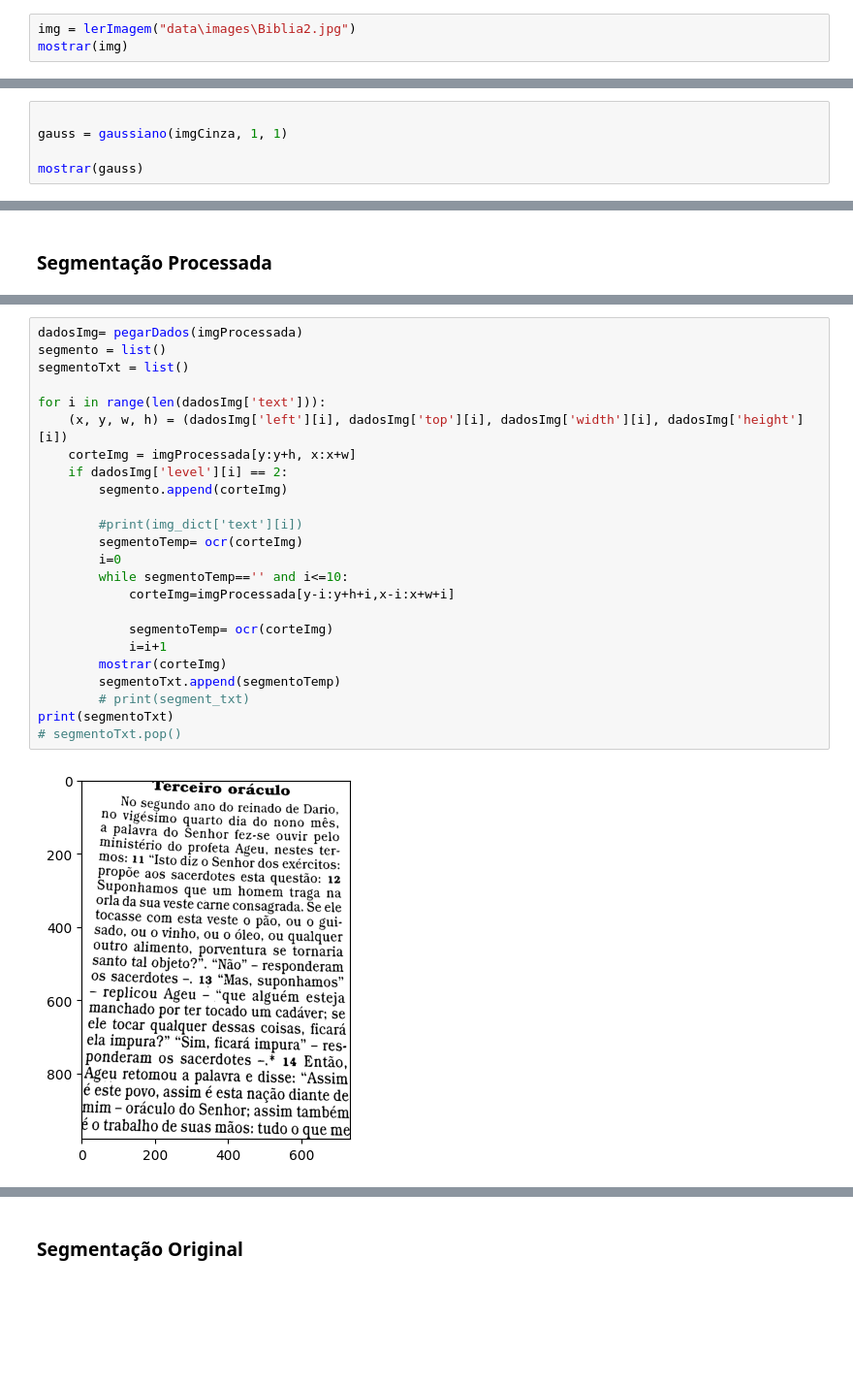
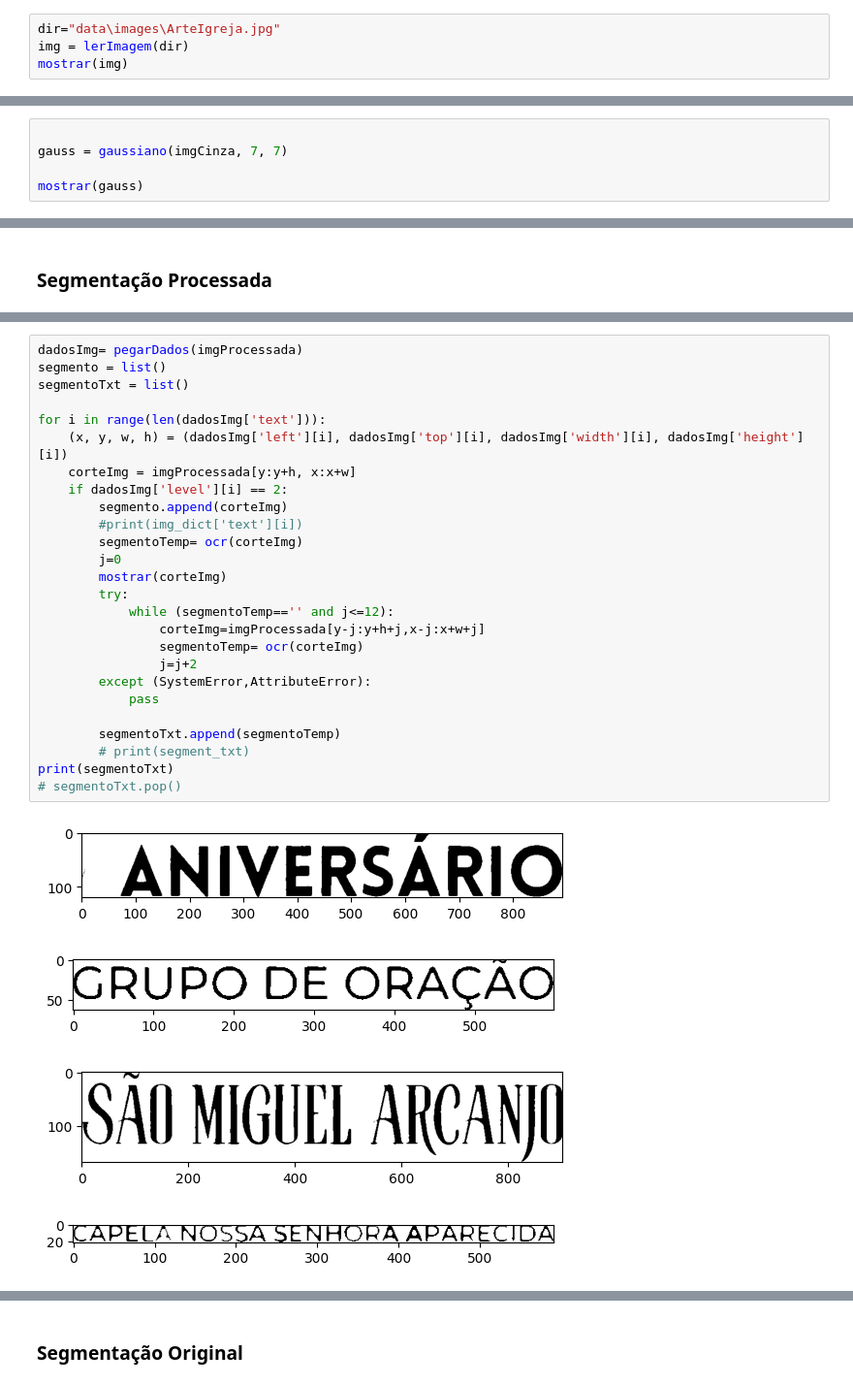
Before and after one commit to Lacerdajp/MyOCR, a Jupyter notebook: main.ipynb, the cells around one changed output, grey strips where cells are left out. Shown at 97% size. Saved outputs shown, nothing was run; the diff lists cells and outputs as text; blank space fills up the shorter version.

```diff
--- a/main.ipynb
+++ b/main.ipynb
@@ -11,6 +12,7 @@ from src.processing import *
 # %% [markdown]
 #### Imagem Original
 # %%
-img = lerImagem("data\images\Biblia2.jpg")
+dir="data\images\ArteIgreja.jpg"
+img = lerImagem(dir)
 mostrar(img)
 # %% [output]
@@ -25,6 +27,6 @@ mostrar(imgCinza)
 # %%
 
-gauss = gaussiano(imgCinza, 1, 1)
+gauss = gaussiano(imgCinza, 7, 7)
 
 mostrar(gauss)
 # %% [output]
@@ -61,26 +63,31 @@ mostrar(palavraBlocoImg(imgProcessada.copy(), (0, 255, 0), img=img.copy()))
 # %%
 dadosImg= pegarDados(imgProcessada)
 segmento = list()
 segmentoTxt = list()
 
 for i in range(len(dadosImg['text'])):
     (x, y, w, h) = (dadosImg['left'][i], dadosImg['top'][i], dadosImg['width'][i], dadosImg['height'][i])
     corteImg = imgProcessada[y:y+h, x:x+w]
     if dadosImg['level'][i] == 2:
         segmento.append(corteImg)
-
         #print(img_dict['text'][i])
         segmentoTemp= ocr(corteImg)
-        i=0
-        while segmentoTemp=='' and i<=10:
-            corteImg=imgProcessada[y-i:y+h+i,x-i:x+w+i]
+        j=0
+        mostrar(corteImg)
+        try:
+            while (segmentoTemp=='' and j<=12):
+                corteImg=imgProcessada[y-j:y+h+j,x-j:x+w+j]
+                segmentoTemp= ocr(corteImg)
+                j=j+2
+        except (SystemError,AttributeError):
+            pass
 
-            segmentoTemp= ocr(corteImg)
-            i=i+1
-        mostrar(corteImg)
         segmentoTxt.append(segmentoTemp)
         # print(segment_txt)
 print(segmentoTxt)
 # segmentoTxt.pop()
 # %% [output]
-[figure, old version]
+[figure, new version]
+[figure, added]
+[figure, added]
+[figure, added]
```
Also changed, not shown: parts of 19 cells of this notebook, 2 other files.
